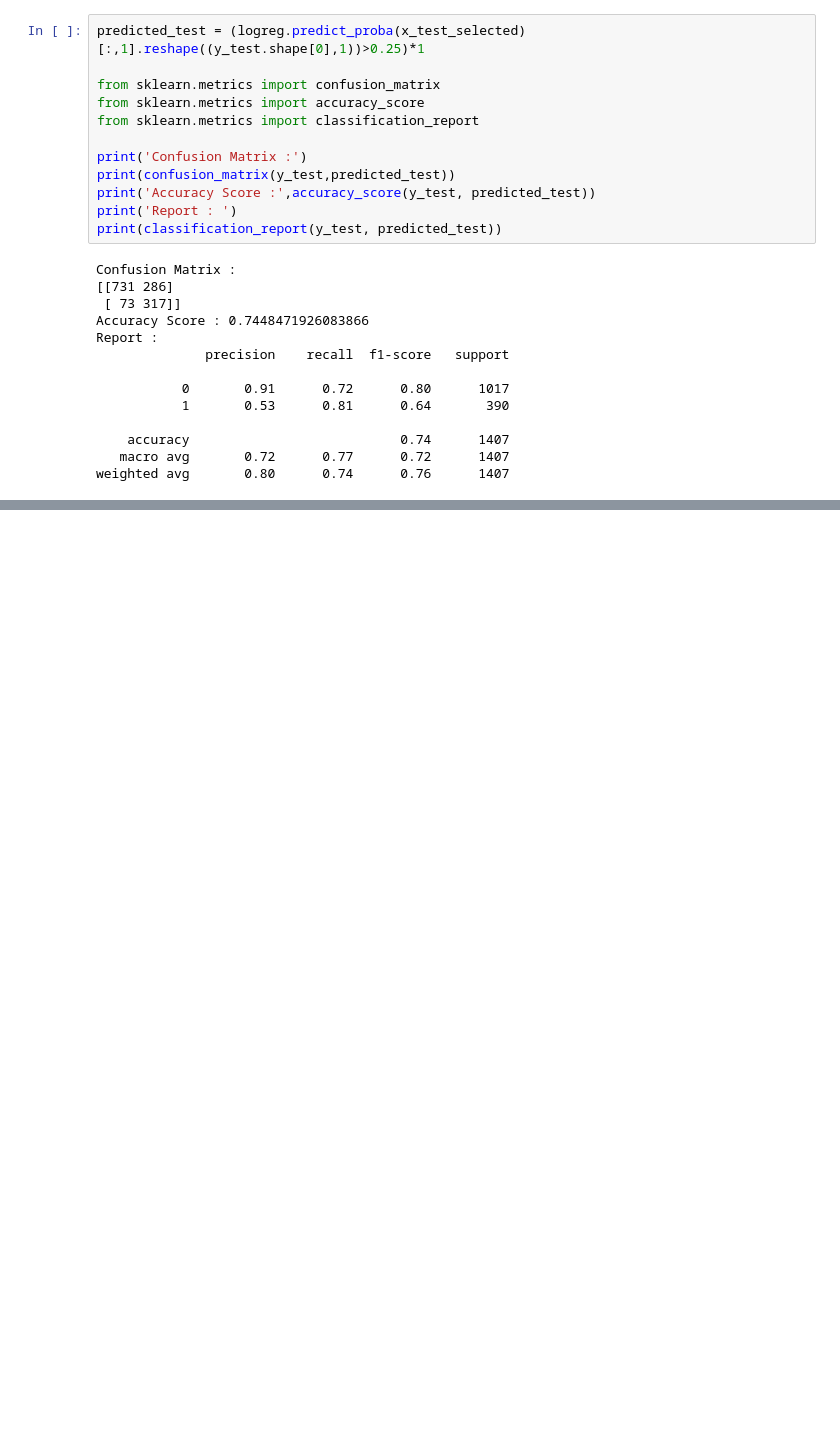
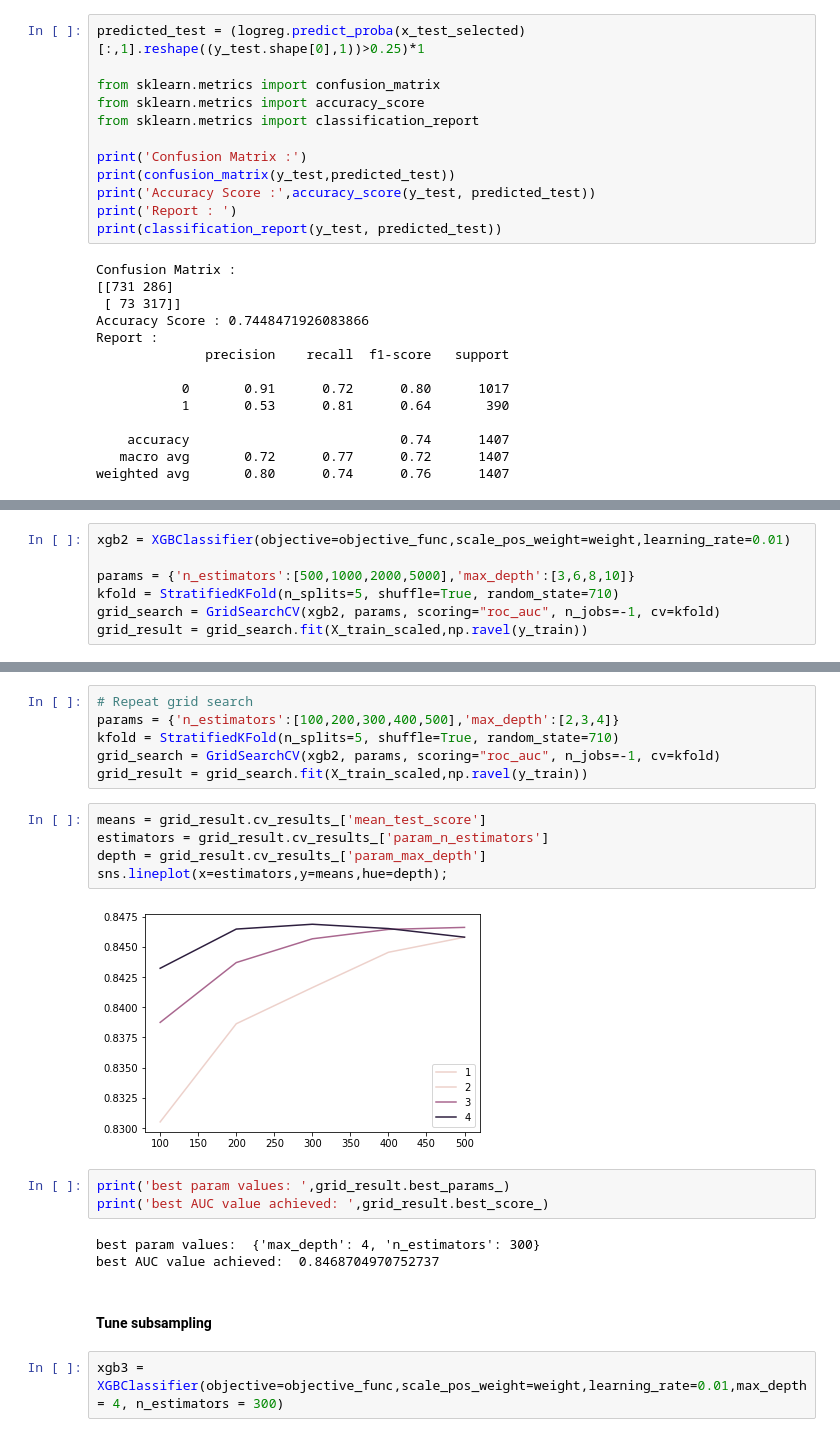
Before and after one commit to utkarshsingh710/Telecom-customer-churn-prediction-using-Python, a Jupyter notebook: Telco Customer Churn.ipynb, the cells around one changed output, grey strips where cells are left out. Saved outputs shown, nothing was run; the diff lists cells and outputs as text; blank space fills up the shorter version.

```diff
--- a/Telco Customer Churn.ipynb
+++ b/Telco Customer Churn.ipynb
@@ -689,0 +800,7 @@ weighted avg       0.80      0.74      0.76      1407
+# %%
+xgb2 = XGBClassifier(objective=objective_func,scale_pos_weight=weight,learning_rate=0.01)
+
+params = {'n_estimators':[500,1000,2000,5000],'max_depth':[3,6,8,10]}
+kfold = StratifiedKFold(n_splits=5, shuffle=True, random_state=710)
+grid_search = GridSearchCV(xgb2, params, scoring="roc_auc", n_jobs=-1, cv=kfold)
+grid_result = grid_search.fit(X_train_scaled,np.ravel(y_train))
@@ -689,0 +813,23 @@ weighted avg       0.80      0.74      0.76      1407
+# %%
+# Repeat grid search
+params = {'n_estimators':[100,200,300,400,500],'max_depth':[2,3,4]}
+kfold = StratifiedKFold(n_splits=5, shuffle=True, random_state=710)
+grid_search = GridSearchCV(xgb2, params, scoring="roc_auc", n_jobs=-1, cv=kfold)
+grid_result = grid_search.fit(X_train_scaled,np.ravel(y_train))
+# %%
+means = grid_result.cv_results_['mean_test_score']
+estimators = grid_result.cv_results_['param_n_estimators']
+depth = grid_result.cv_results_['param_max_depth']
+sns.lineplot(x=estimators,y=means,hue=depth);
+# %% [output]
+[figure, added]
+# %%
+print('best param values: ',grid_result.best_params_)
+print('best AUC value achieved: ',grid_result.best_score_)
+# %% [output]
+best param values:  {'max_depth': 4, 'n_estimators': 300}
+best AUC value achieved:  0.8468704970752737
+# %% [markdown]
+#### Tune subsampling
+# %%
+xgb3 = XGBClassifier(objective=objective_func,scale_pos_weight=weight,learning_rate=0.01,max_depth = 4, n_estimators = 300)
```
Also changed, not shown: parts of 35 cells of this notebook.
